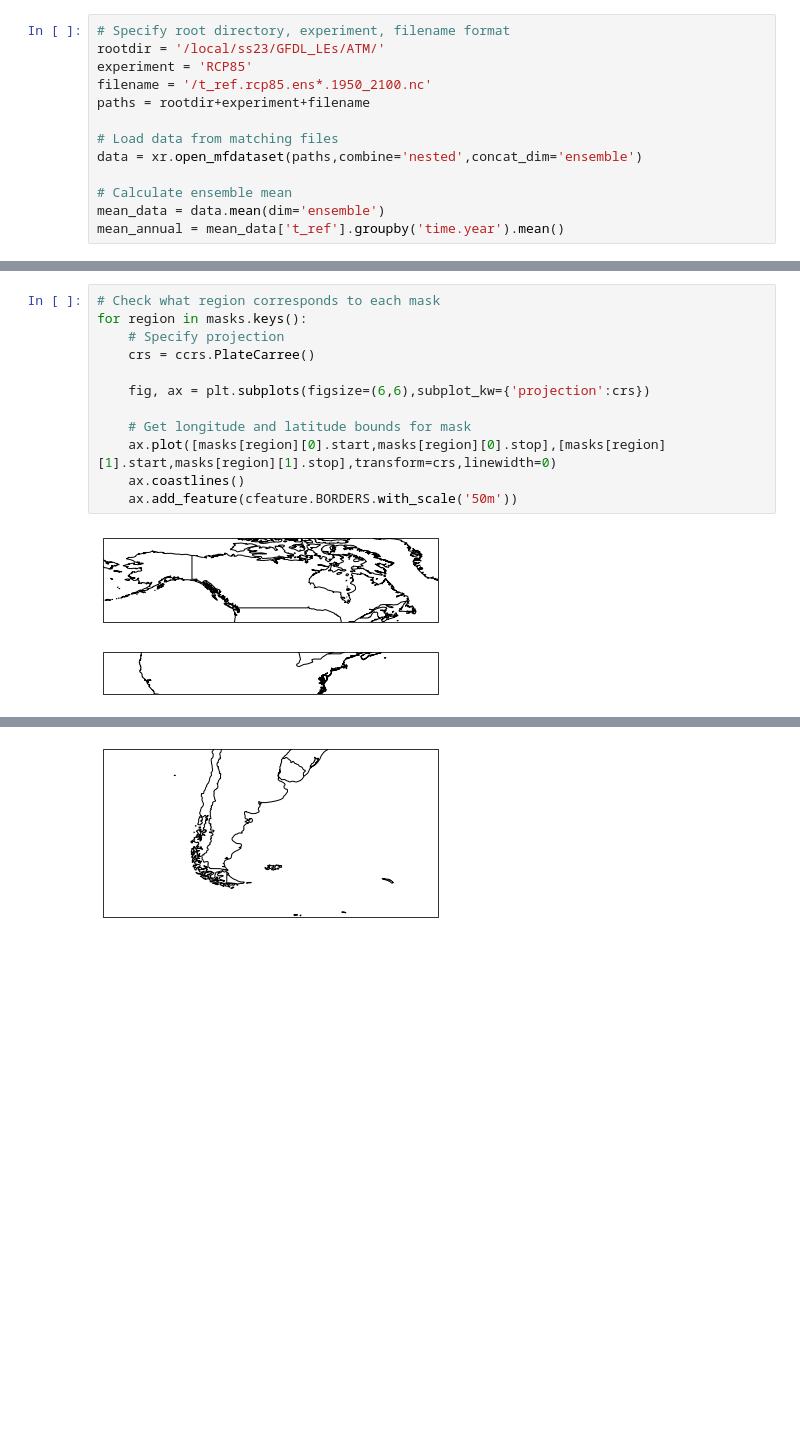
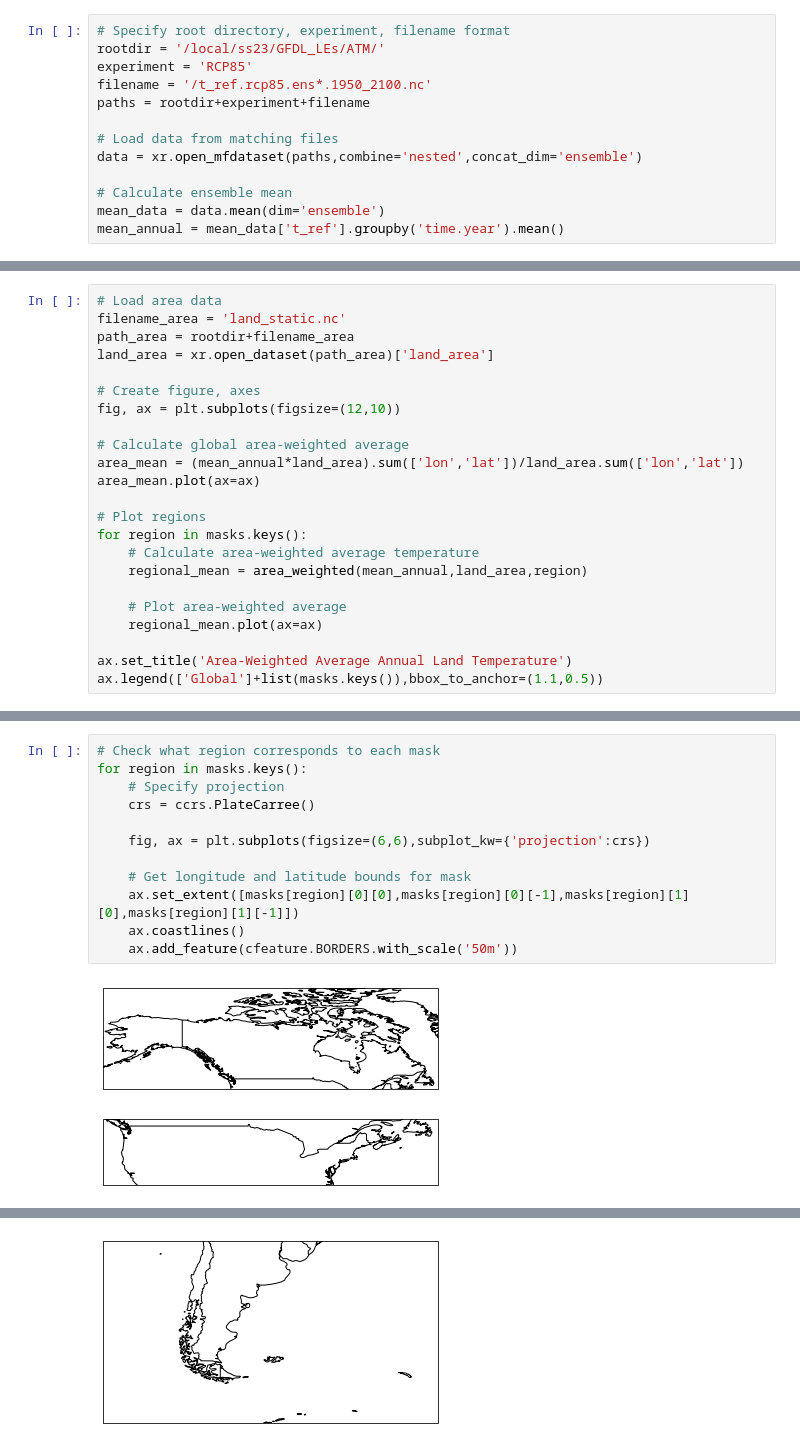
Before and after one commit to KYan19/pei, a Jupyter notebook: notebooks/2.1_Masks.ipynb, the cells around one changed output, grey strips where cells are left out. Drawn from its saved outputs; the diff is of its cells as text; blank space fills up the shorter version.

Commit message:
Editing masks, adding regions, and sorting code into functions

```diff
--- a/notebooks/2.1_Masks.ipynb
+++ b/notebooks/2.1_Masks.ipynb
@@ -67,0 +150,23 @@ ax.legend(['Global']+list(masks.keys()),bbox_to_anchor=(1.1,0.5))
+# %%
+# Load area data
+filename_area = 'land_static.nc'
+path_area = rootdir+filename_area
+land_area = xr.open_dataset(path_area)['land_area']
+
+# Create figure, axes
+fig, ax = plt.subplots(figsize=(12,10))
+
+# Calculate global area-weighted average
+area_mean = (mean_annual*land_area).sum(['lon','lat'])/land_area.sum(['lon','lat'])
+area_mean.plot(ax=ax)
+
+# Plot regions
+for region in masks.keys():
+    # Calculate area-weighted average temperature
+    regional_mean = area_weighted(mean_annual,land_area,region)
+
+    # Plot area-weighted average
+    regional_mean.plot(ax=ax)
+
+ax.set_title('Area-Weighted Average Annual Land Temperature')
+ax.legend(['Global']+list(masks.keys()),bbox_to_anchor=(1.1,0.5))
@@ -68,15 +178,15 @@ ax.legend(['Global']+list(masks.keys()),bbox_to_anchor=(1.1,0.5))
 # %%
 # Check what region corresponds to each mask
 for region in masks.keys():
     # Specify projection
     crs = ccrs.PlateCarree()
 
     fig, ax = plt.subplots(figsize=(6,6),subplot_kw={'projection':crs})
 
     # Get longitude and latitude bounds for mask
-    ax.plot([masks[region][0].start,masks[region][0].stop],[masks[region][1].start,masks[region][1].stop],transform=crs,linewidth=0)
+    ax.set_extent([masks[region][0][0],masks[region][0][-1],masks[region][1][0],masks[region][1][-1]])
     ax.coastlines()
     ax.add_feature(cfeature.BORDERS.with_scale('50m'))
 # %% [output]
-[figure, old version]
+[figure, new version]
-[figure, old version]
+[figure, new version]
@@ -84 +194 @@ for region in masks.keys():
-[figure, old version]
+[figure, new version]
```
Also changed, not shown: parts of 17 cells of this notebook, 2 other files.
